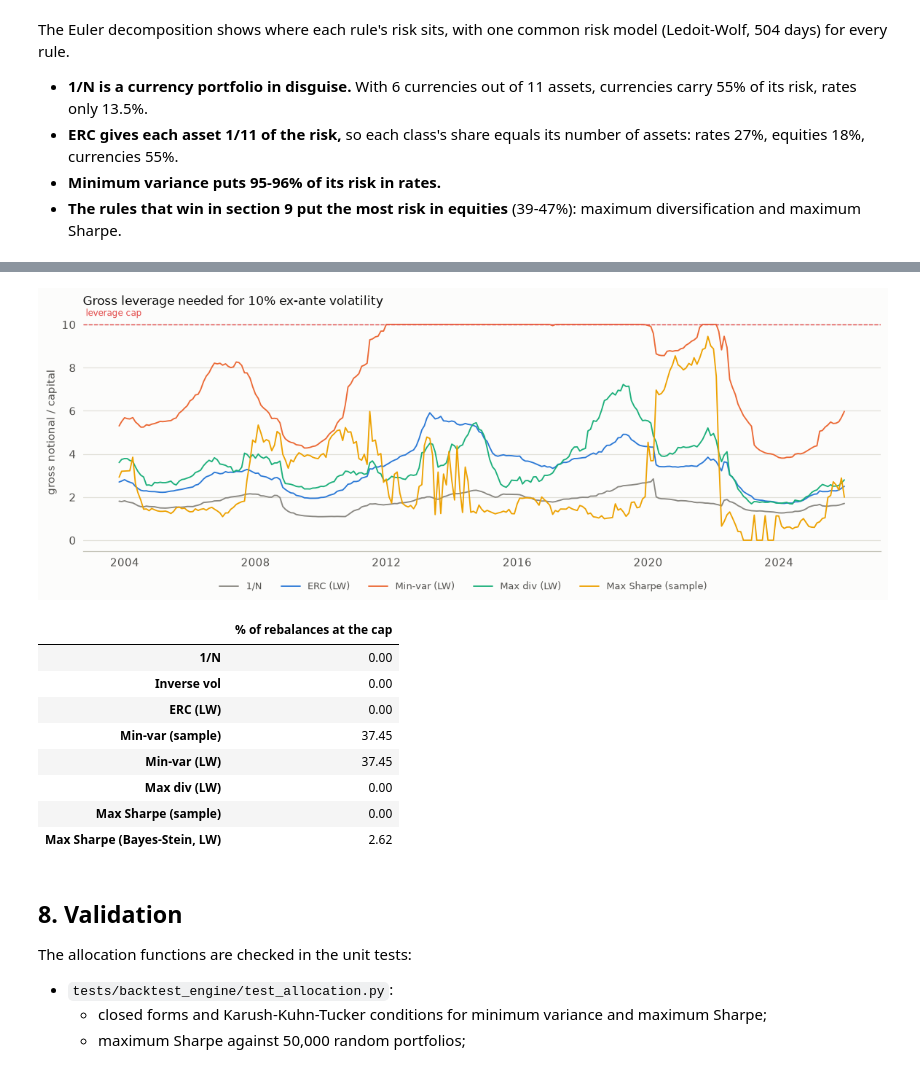
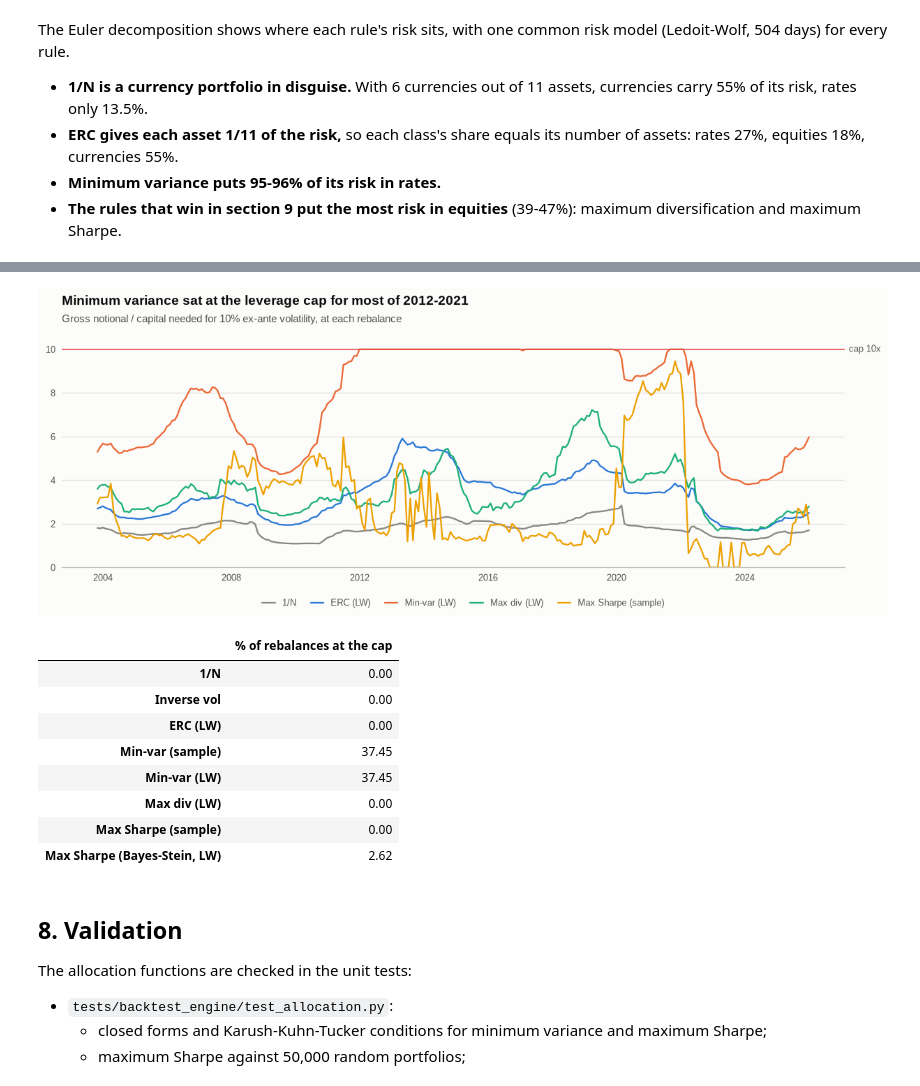
Before and after one commit to paolo993788/Algorithmic-trading, a Jupyter notebook: notebooks/portfolio_construction/portfolio_construction_under_estimation_error.ipynb, the cells around one changed output, grey strips where cells are left out. Drawn from its saved outputs; the diff is of its cells as text; code cells hidden in the pictures.

```diff
--- a/notebooks/portfolio_construction/portfolio_construction_under_estimation_error.ipynb
+++ b/notebooks/portfolio_construction/portfolio_construction_under_estimation_error.ipynb
@@ -331,16 +348,15 @@ The exposure charts show the notional held, by asset class, at 10% ex-ante volat
 - **ERC and maximum diversification** move smoothly with volatilities.
 # %%
 class_colors = {"rates": SERIES[0], "equity": SERIES[1], "currency": SERIES[2]}
-fig, axes = plt.subplots(2, 2, figsize=(11.5, 6.8), sharex=True, sharey=True)
+fig, axes = plt.subplots(2, 2, figsize=(12.0, 7.2), sharex=True, sharey=True)
 for ax, rule in zip(axes.flat, HIGHLIGHT):
     exposure = main[rule]["targets"].abs().T.groupby(CLASSES).sum().T.loc[EVAL_START - pd.Timedelta(days=40):]
     ax.stackplot(exposure.index, *[exposure[c] for c in class_colors], colors=list(class_colors.values()),
-                 labels=list(class_colors), alpha=0.9, lw=0)
-    ax.set_title(rule)
-for ax in axes[:, 0]:
-    ax.set_ylabel("gross notional / capital")
-fig.legend(*axes[0, 0].get_legend_handles_labels(), loc="outside lower center", ncol=3, frameon=False)
-fig.suptitle("Target exposure by asset class at 10% ex-ante volatility", x=0.01, ha="left", fontsize=12)
+                 labels=list(class_colors), alpha=0.85, edgecolor=NOTEBOOK["surface"], linewidth=0.8)
+    ax.set_title(f"{rule}: average {exposure.sum(axis=1).mean():.1f}x")
+fig.supylabel("gross notional / capital", fontsize=9, color=NOTEBOOK["ink2"])
+figure_headline(fig, "Minimum variance is a levered 2-year Treasury position; maximum Sharpe jumps, then holds cash")
+fig.legend(*axes[0, 0].get_legend_handles_labels(), loc="outside lower center", ncol=3)
 fig.savefig(OUTPUT_DIR / "exposure_by_class.png", dpi=150)
 plt.show()
 # %% [output]
@@ -368,16 +384,20 @@ for rule in RULES:
         rows.append(pd.Series(rc / rc.sum(), index=ASSETS).groupby(CLASSES).sum())
     shares[rule] = pd.DataFrame(rows).mean() * 100
 shares = pd.DataFrame(shares).T[list(class_colors)]
-fig, ax = plt.subplots(figsize=(9.5, 4.2))
+fig, ax = plt.subplots(figsize=(10.5, 4.8))
 left = np.zeros(len(shares))
 for c, color in class_colors.items():
-    ax.barh(shares.index, shares[c], left=left, color=color, label=c, height=0.65)
+    bars = ax.barh(shares.index, shares[c], left=left, color=color, label=c, height=0.62, linewidth=2)
+    label_bar_segments(ax, bars, shares[c], lambda v: f"{v:.0f}%", min_value=9)
     left += shares[c].to_numpy()
 ax.invert_yaxis()
 ax.set_xlim(0, 100)
-ax.set_xlabel("average share of ex-ante volatility (%)")
-ax.set_title("Where the risk sits: Euler contributions by asset class")
-fig.legend(loc="outside lower center", ncol=3, frameon=False)
+percent_axis(ax, "x")
+ax.grid(axis="y", visible=False)
+ax.grid(axis="x", visible=True)
+headline(ax, "1/N is mostly currency risk; minimum variance is almost only rates risk",
+         "Average share of ex-ante volatility by asset class (Euler contributions, common Ledoit-Wolf risk model)")
+fig.legend(loc="outside lower center", ncol=3)
 fig.savefig(OUTPUT_DIR / "risk_share_by_class.png", dpi=150)
 plt.show()
 shares.round(1)
@@ -393,22 +413,24 @@ shares.round(1)
 | Max Sharpe (sample) | 30.50 | 46.70 | 22.80 |
 | Max Sharpe (Bayes-Stein, LW) | 40.20 | 43.90 | 15.90 |
 # %%
-fig, ax = plt.subplots(figsize=(10.5, 3.8))
-ax.plot(main["1/N"]["targets"].abs().sum(axis=1).loc[EVAL_START:], color=MUTED, lw=1.2, label="1/N")
+fig, ax = plt.subplots(figsize=(11.0, 4.2))
+ax.plot(main["1/N"]["targets"].abs().sum(axis=1).loc[EVAL_START:], color=MUTED, label="1/N")
 for rule, color in HIGHLIGHT.items():
-    ax.plot(main[rule]["targets"].abs().sum(axis=1).loc[EVAL_START:], color=color, lw=1.2, label=rule)
-ax.axhline(MAX_LEVERAGE, color=NEGATIVE, lw=0.9, ls="--")
-ax.text(ax.get_xlim()[0], MAX_LEVERAGE * 1.03, " leverage cap", color=NEGATIVE, fontsize=8, va="bottom")
-ax.set_title("Gross leverage needed for 10% ex-ante volatility")
-ax.set_ylabel("gross notional / capital")
-fig.legend(loc="outside lower center", ncol=5, frameon=False)
+    ax.plot(main[rule]["targets"].abs().sum(axis=1).loc[EVAL_START:], color=color, label=rule)
+ax.axhline(MAX_LEVERAGE, color=NEGATIVE, lw=1.0)
+ax.annotate(f"cap {MAX_LEVERAGE:.0f}x", (1.0, MAX_LEVERAGE), xycoords=("axes fraction", "data"), xytext=(4, 0),
+            textcoords="offset points", va="center", fontsize=8.5, color=NOTEBOOK["ink2"], annotation_clip=False)
+ax.set_ylim(0, MAX_LEVERAGE * 1.08)
+headline(ax, "Minimum variance sat at the leverage cap for most of 2012-2021",
+         "Gross notional / capital needed for 10% ex-ante volatility, at each rebalance")
+fig.legend(loc="outside lower center", ncol=5)
 fig.savefig(OUTPUT_DIR / "leverage.png", dpi=150)
 plt.show()
 at_cap = pd.Series({rule: (out["targets"].loc[EVAL_START:].abs().sum(axis=1) >= MAX_LEVERAGE - 1e-9).mean() * 100
                     for rule, out in main.items()}, name="% of rebalances at the cap")
 at_cap.to_frame()
 # %% [output]
-[figure, old version]
+[figure, new version]
 |  | % of rebalances at the cap |
 | 1/N | 0.00 |
 | Inverse vol | 0.00 |
```
Also changed, not shown: parts of 10 cells of this notebook, 13 other files.
